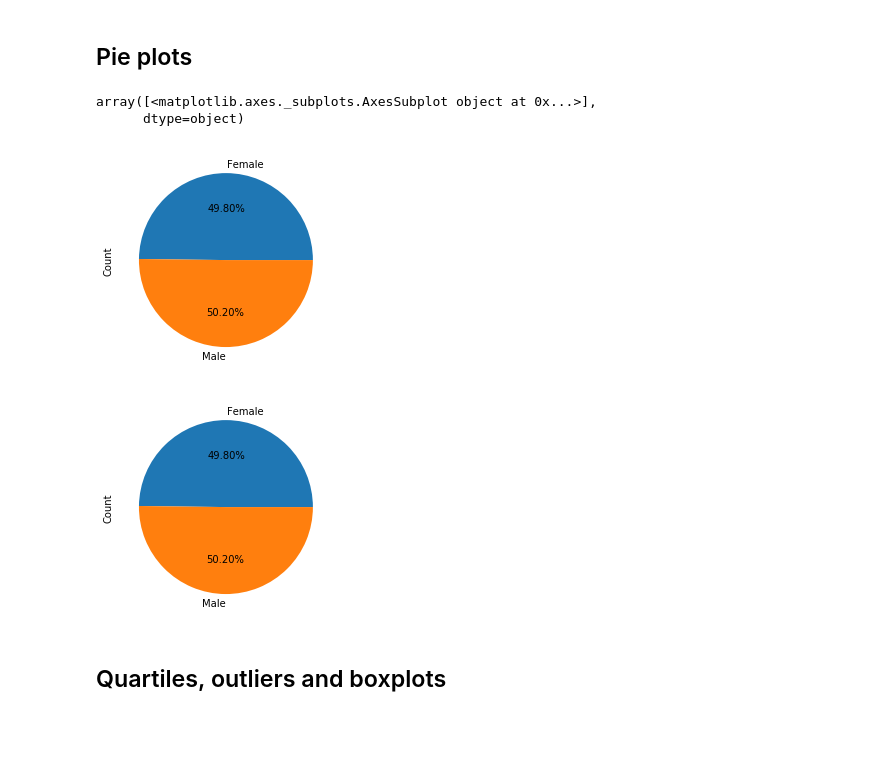
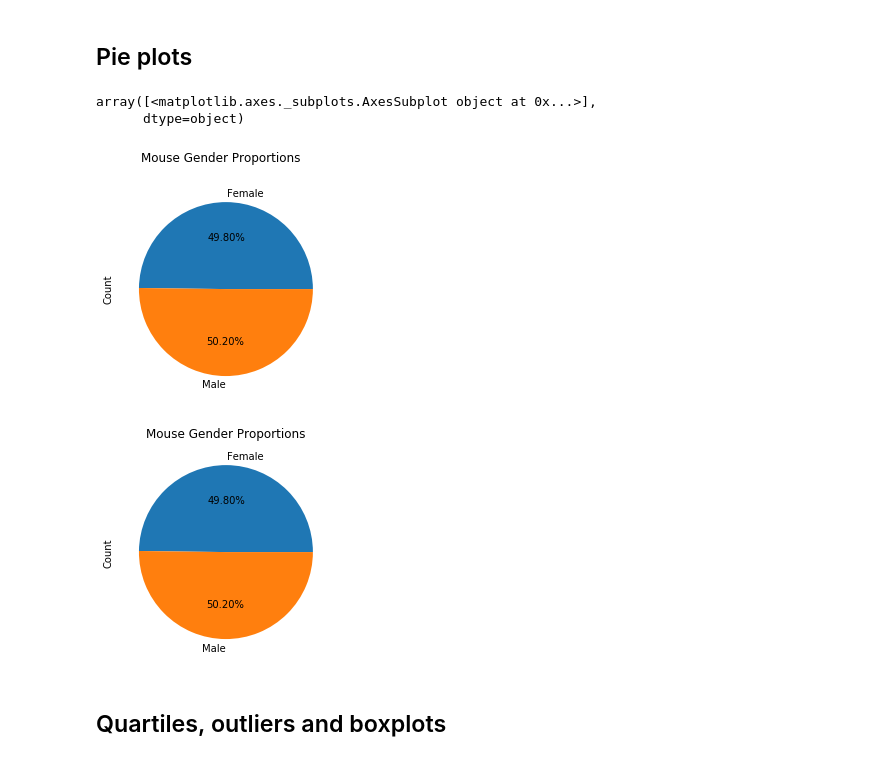
Before and after one commit to patrickhpatin/matplotlib-challenge, a Jupyter notebook: pymaceuticals_starter.ipynb, the cells around one changed output. Drawn from its saved outputs; the diff is of its cells as text; code cells hidden in the pictures; blank space fills up the shorter version.

Commit message:
Added Chart Titles, limits etc

```diff
--- a/pymaceuticals_starter.ipynb
+++ b/pymaceuticals_starter.ipynb
@@ -103,27 +116,28 @@ plt.show()
 # %%
 # Generate a pie plot showing the distribution of female versus male mice using pandas
 mouse_genders = merged_data.groupby(["Mouse ID", "Sex"])["Timepoint"].count().to_frame()
 mouse_genders.reset_index(level=0, inplace=True)
 mouse_genders = mouse_genders.groupby(["Sex"])["Mouse ID"].count().to_frame()
 
 # Formatting, Column Renaming, Sorting etc
 mouse_genders = mouse_genders.rename(columns={"Mouse ID":"Count"})
-mouse_genders.plot.pie(subplots=True, autopct="%1.2f%%", legend=False)
+mouse_genders.plot.pie(subplots=True, autopct="%1.2f%%", legend=False, title="Mouse Gender Proportions")
 # %% [output]
 array([<matplotlib.axes._subplots.AxesSubplot object at 0x...>],
       dtype=object)
-[figure, old version]
+[figure, new version]
 # %%
 # Generate a pie plot showing the distribution of female versus male mice using pyplot
 genders = mouse_genders.index.values.tolist()
 
 # Start my chart
 fig, ax = plt.subplots()
+plt.title("Mouse Gender Proportions")
 ax.pie(mouse_genders["Count"], labels=genders, autopct="%1.2f%%")
 ax.set_ylabel("Count")
 plt.show()
 # %% [output]
-[figure, old version]
+[figure, new version]
 # %% [markdown]
 ## Quartiles, outliers and boxplots
 # %%
```
Also changed, not shown: parts of 10 cells of this notebook.
